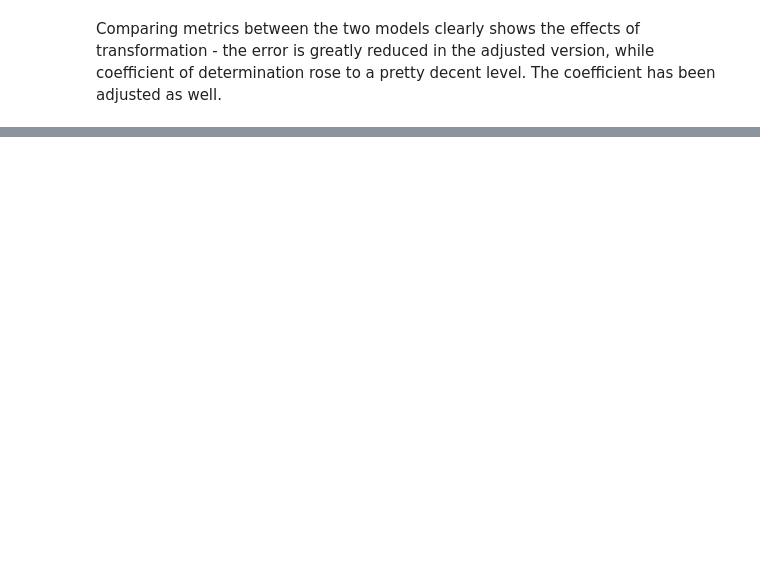
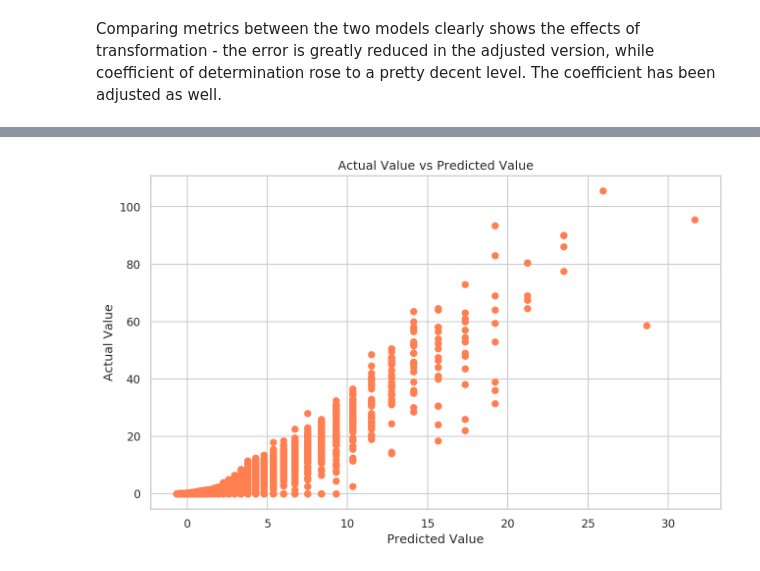
Before and after one commit to urosdrca22/Predicting-Players-Market-Value, a Jupyter notebook: Predicting Player Market Value .ipynb, the cells around one changed output, grey strips where cells are left out. Drawn from its saved outputs; the diff is of its cells as text; code cells hidden in the pictures; blank space fills up the shorter version.

```diff
--- a/Predicting Player Market Value .ipynb
+++ b/Predicting Player Market Value .ipynb
@@ -328,0 +397,12 @@ players
+# %%
+# Regression Fit
+
+plt.figure(figsize=(10,6),dpi=150),
+
+plt.scatter(players["Model Prediction"], players["Value in Millions"],c="coral")
+plt.title("Actual Value vs Predicted Value")
+plt.xlabel("Predicted Value")
+plt.ylabel("Actual Value")
+plt.show()
+# %% [output]
+[figure, added]
```
Also changed, not shown: parts of 30 cells of this notebook.
